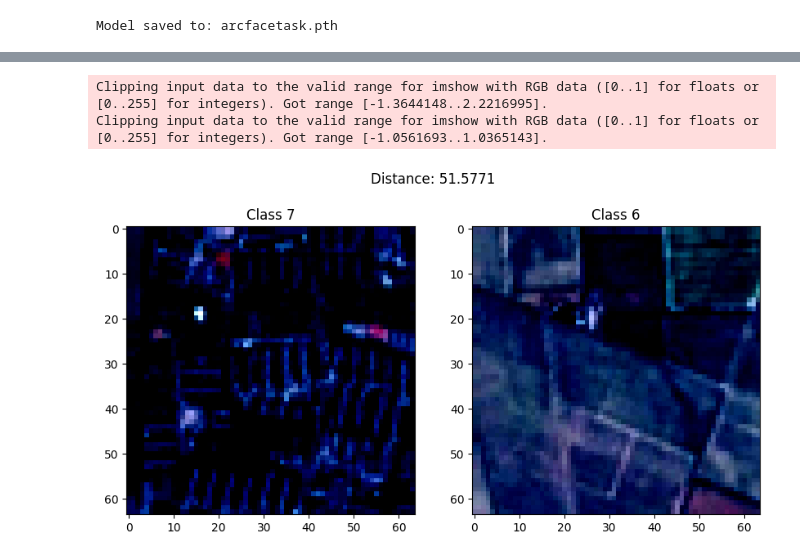
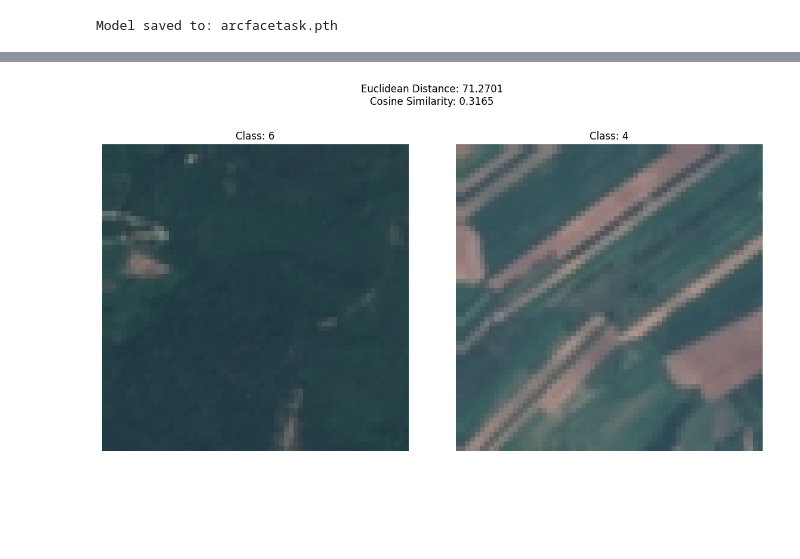
Before and after one commit to buklinfur/python_4semester, a Jupyter notebook: 2_lab_3.ipynb, the cells around one changed output, grey strips where cells are left out. Cells and saved outputs as stored; diff of their text form; code cells hidden in the pictures; blank space fills up the shorter version.

```diff
--- a/2_lab_3.ipynb
+++ b/2_lab_3.ipynb
@@ -47,13 +48,14 @@ class ImageDataset(Dataset):
 
     def __getitem__(self, idx):
         image_path, class_id, class_name = self.image_paths[idx]
-
-        image = Image.open(image_path).convert('RGB')  # Convert to RGB if not already
+        image = Image.open(image_path).convert('RGB')
 
         if self.transform:
-            image = self.transform(image)
+            transformed_image = self.transform(image)
+        else:
+            transformed_image = image  # If no transform, return original
 
-        return image, class_id, class_name
+        return transformed_image, class_id, class_name, image_path  # Now returns path too
 # %%
 transform = transforms.Compose([
     transforms.Resize((64, 64)), # make sure the shape is (64, 64, 3)
@@ -178,27 +227,37 @@ plt.show()
 # %%
-image1, label1 = random.choice(test_dataset)
-image2, label2 = random.choice(test_dataset)
+sample1 = random.choice(test_dataset)
+sample2 = random.choice(test_dataset)
 
-# embeddings
+image1, label1 = sample1[0], sample1[1]
+image2, label2 = sample2[0], sample2[1]
+
 with torch.no_grad():
     embedding1 = model(image1.unsqueeze(0).to(device))
     embedding2 = model(image2.unsqueeze(0).to(device))
 
-# euclidean distance
-distance = torch.norm(embedding1 - embedding2).item()
-plt.figure(figsize=(10, 5))
+euclidean_dist = torch.norm(embedding1 - embedding2).item()
+cosine_sim = torch.nn.functional.cosine_similarity(embedding1, embedding2).item()
 
+plt.figure(figsize=(12, 6))
+
+img1 = Image.open(sample1[3]).convert("RGB")
 plt.subplot(1, 2, 1)
-plt.imshow(image1.permute(1, 2, 0))
-plt.title(f"Class {label1}")
+plt.imshow(img1)
+plt.title(f"Class: {label1}")
+plt.axis('off')
 
+img2 = Image.open(sample2[3]).convert("RGB")
 plt.subplot(1, 2, 2)
-plt.imshow(image2.permute(1, 2, 0))
-plt.title(f"Class {label2}")
+plt.imshow(img2)
+plt.title(f"Class: {label2}")
+plt.axis('off')
 
-plt.suptitle(f"Distance: {distance:.4f}")
+plt.suptitle(
+    f"Euclidean Distance: {euclidean_dist:.4f}\n"
+    f"Cosine Similarity: {cosine_sim:.4f}",
+    y=1.05
+)
+plt.tight_layout()
 plt.show()
 # %% [output]
-Clipping input data to the valid range for imshow with RGB data ([0..1] for floats or [0..255] for integers). Got range [-1.3644148..2.2216995].
-Clipping input data to the valid range for imshow with RGB data ([0..1] for floats or [0..255] for integers). Got range [-1.0561693..1.0365143].
-[figure, old version]
+[figure, new version]
```
Also changed, not shown: parts of 7 cells of this notebook.
